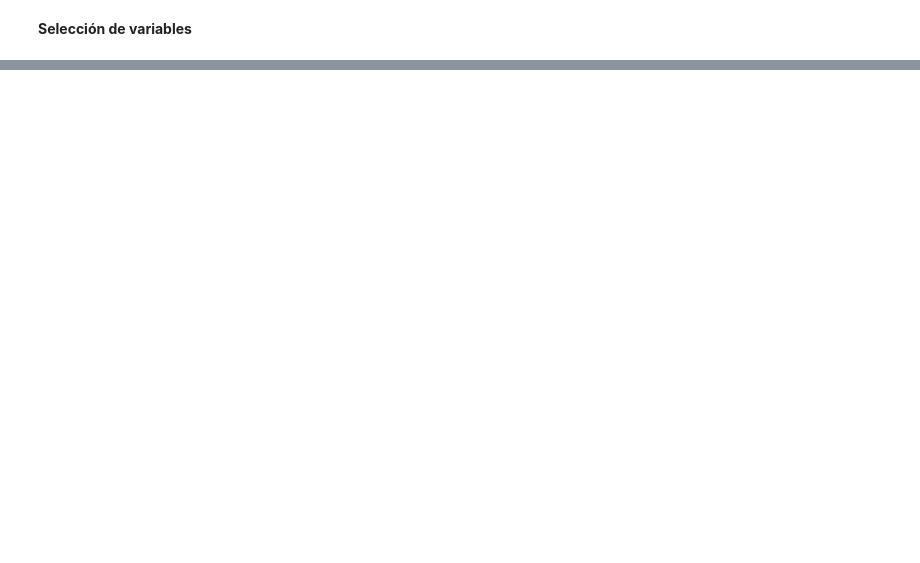
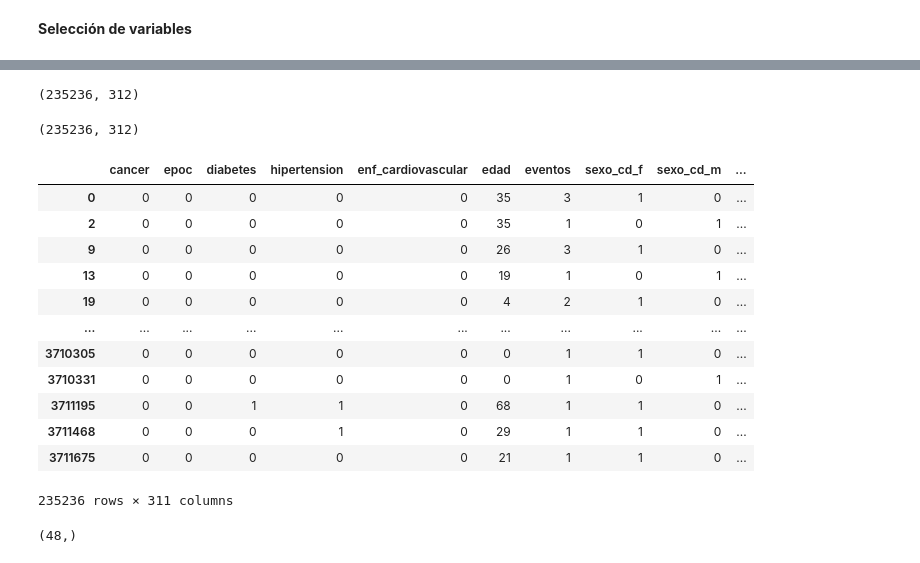
Before and after one commit to anaperez10/Analitica-lll---Finanzas, a Jupyter notebook: Analitica_3_Seguros.ipynb, the cells around one changed output, grey strips where cells are left out. Saved outputs shown, nothing was run; the diff lists cells and outputs as text; code cells hidden in the pictures; blank space fills up the shorter version.

```diff
--- a/Analitica_3_Seguros.ipynb
+++ b/Analitica_3_Seguros.ipynb
@@ -724,0 +790,2 @@ dfcx1.head(5)
+# %%
+dfcx3=dfcx3.drop_duplicates(subset=['asegurado_id'])
@@ -725,4 +827,15 @@ dfcx1.head(5)
+# %%
+dfcx3 = dfcx3.drop(['asegurado_id', 'fechanacimiento',
+       'mes_pago', 'diagnostico_codigo','poliza_asegurado_id', 'fecha_inicio',
+       'fecha_cancelacion', 'fecha_fin', 'cancelacion',
+       'año','cuenta'],axis=1)
 # %%
 # Convertir variableas categóricas en dummies.
-dfcx1_dummies = pd.get_dummies(dfcx1,columns=['sexo_cd','regional', 'reclamacion', 'diagnostico_codigo', 'diagnostico_desc', 'curso de vida'])
-dfcx1_dummies.shape
+dfcx3_dummies = pd.get_dummies(dfcx3,columns=['sexo_cd','regional','reclamacion','diagnostico_desc'])
+dfcx3_dummies.shape
+# %% [output]
+(235236, 312)
+# %%
+dfcx3_dummies.shape
+# %% [output]
+(235236, 312)
@@ -728,0 +845,19 @@ dfcx1_dummies.shape
+# %%
+X = dfcx3_dummies.loc[:,~dfcx3_dummies.columns.isin(['valor_pagado'])]
+y = dfcx3_dummies['valor_pagado']
+# %%
+X
+# %% [output]
+|  | cancer | epoc | diabetes | hipertension | enf_cardiovascular | edad | eventos | sexo_cd_f | sexo_cd_m | ... |
+| 0 | 0 | 0 | 0 | 0 | 0 | 35 | 3 | 1 | 0 | ... |
+| 2 | 0 | 0 | 0 | 0 | 0 | 35 | 1 | 0 | 1 | ... |
+| 9 | 0 | 0 | 0 | 0 | 0 | 26 | 3 | 1 | 0 | ... |
+| 13 | 0 | 0 | 0 | 0 | 0 | 19 | 1 | 0 | 1 | ... |
+| 19 | 0 | 0 | 0 | 0 | 0 | 4 | 2 | 1 | 0 | ... |
+| ... | ... | ... | ... | ... | ... | ... | ... | ... | ... | ... |
+| 3710305 | 0 | 0 | 0 | 0 | 0 | 0 | 1 | 1 | 0 | ... |
+| 3710331 | 0 | 0 | 0 | 0 | 0 | 0 | 1 | 0 | 1 | ... |
+| 3711195 | 0 | 0 | 1 | 1 | 0 | 68 | 1 | 1 | 0 | ... |
+| 3711468 | 0 | 0 | 0 | 1 | 0 | 29 | 1 | 1 | 0 | ... |
+| 3711675 | 0 | 0 | 0 | 0 | 0 | 21 | 1 | 1 | 0 | ... |
+235236 rows × 311 columns
@@ -728,0 +887,6 @@ dfcx1_dummies.shape
+# %%
+# Variables seleccionadas, en este caso se trabajarán con 118.
+var_names = sel_variables(modelos, X, y, SelectFromModel, np, threshold="3*mean")
+var_names.shape
+# %% [output]
+(48,)
```
Also changed, not shown: parts of 38 cells of this notebook.
